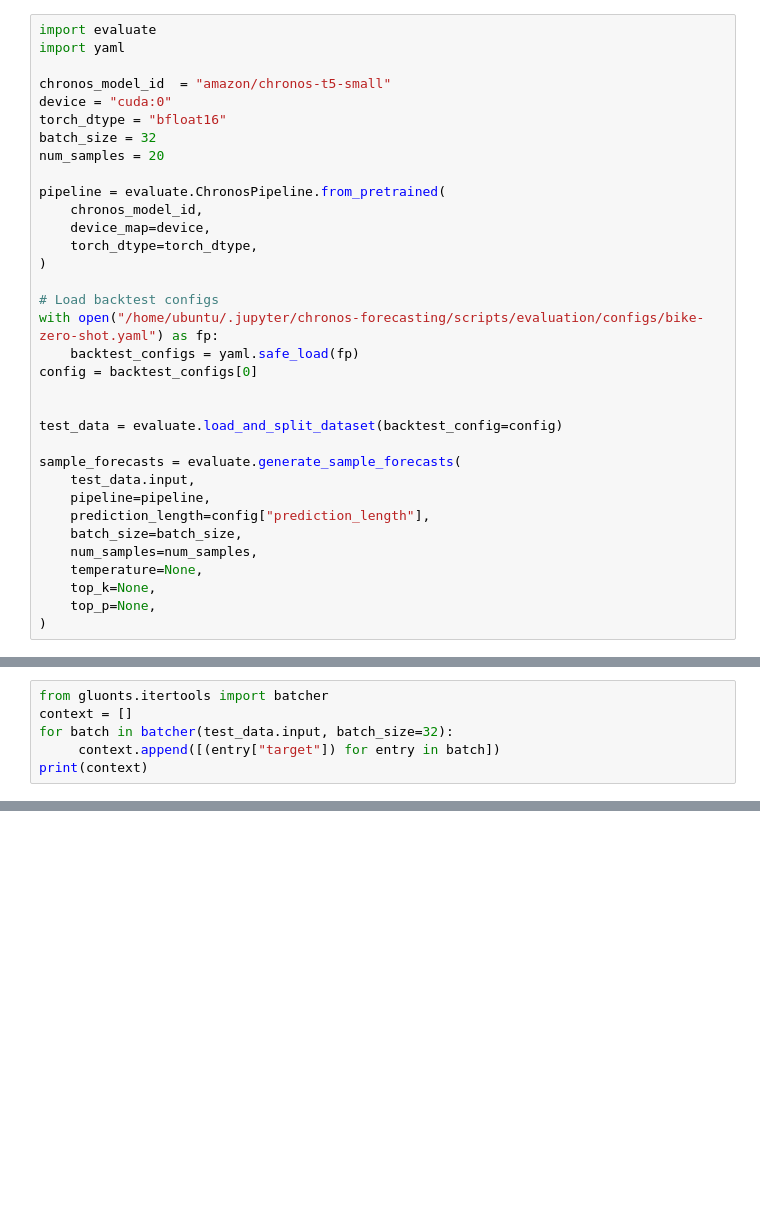
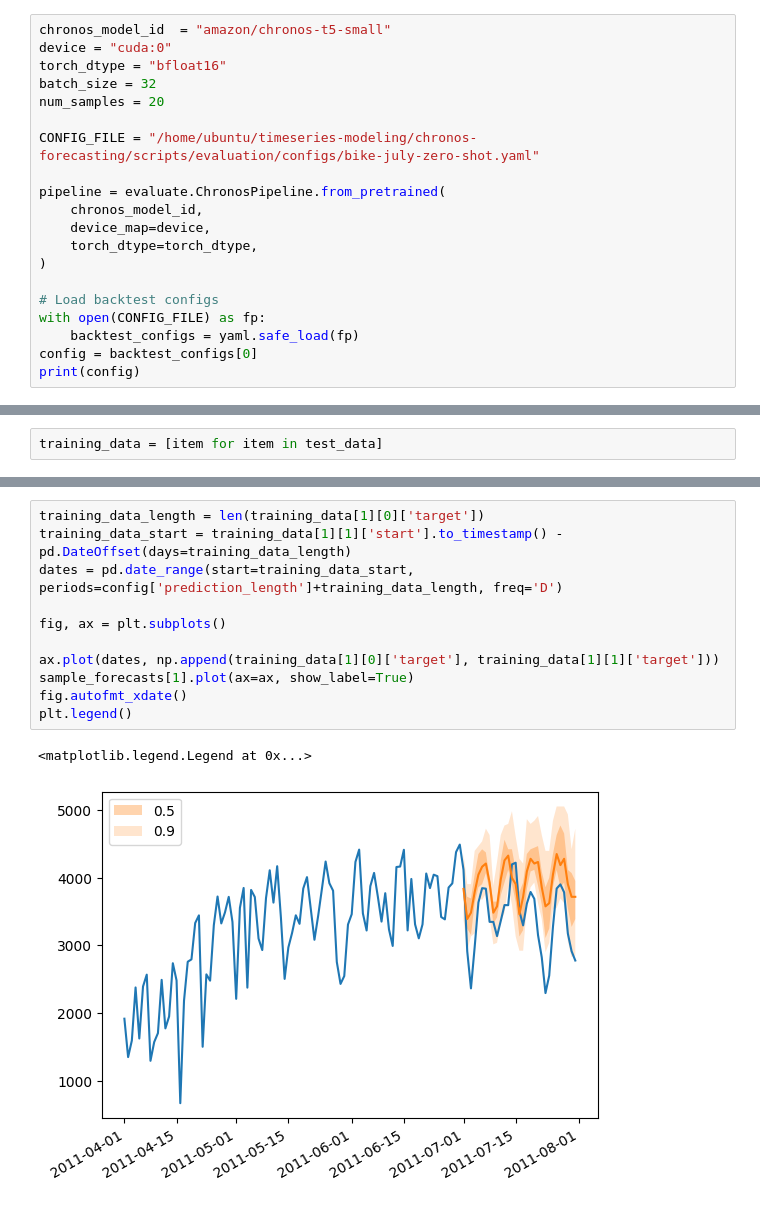
Before and after one commit to lxkarp/timeseries-modeling, a Jupyter notebook: viz_chronoz_eval.ipynb, the cells around one changed output, grey strips where cells are left out. Drawn from its saved outputs; the diff is of its cells as text; blank space fills up the shorter version.

Commit message:
BEAUTIFUL CHART OF JULY BIKE DATA

```diff
--- a/viz_chronoz_eval.ipynb
+++ b/viz_chronoz_eval.ipynb
@@ -1,12 +8,11 @@
 # %%
-import evaluate
-import yaml
-
 chronos_model_id  = "amazon/chronos-t5-small"
 device = "cuda:0"
 torch_dtype = "bfloat16"
 batch_size = 32
 num_samples = 20
+
+CONFIG_FILE = "/home/ubuntu/timeseries-modeling/chronos-forecasting/scripts/evaluation/configs/bike-july-zero-shot.yaml"
 
 pipeline = evaluate.ChronosPipeline.from_pretrained(
     chronos_model_id,
@@ -15,20 +21,7 @@ pipeline = evaluate.ChronosPipeline.from_pretrained(
 )
 
 # Load backtest configs
-with open("/home/ubuntu/.jupyter/chronos-forecasting/scripts/evaluation/configs/bike-zero-shot.yaml") as fp:
+with open(CONFIG_FILE) as fp:
     backtest_configs = yaml.safe_load(fp)
 config = backtest_configs[0]
-
-
-test_data = evaluate.load_and_split_dataset(backtest_config=config)
-
-sample_forecasts = evaluate.generate_sample_forecasts(
-    test_data.input,
-    pipeline=pipeline,
-    prediction_length=config["prediction_length"],
-    batch_size=batch_size,
-    num_samples=num_samples,
-    temperature=None,
-    top_k=None,
-    top_p=None,
-)
+print(config)
@@ -35,6 +47,2 @@ sample_forecasts = evaluate.generate_sample_forecasts(
 # %%
-from gluonts.itertools import batcher
-context = []
-for batch in batcher(test_data.input, batch_size=32):
-     context.append([(entry["target"]) for entry in batch])
-print(context)
+training_data = [item for item in test_data]
@@ -74,0 +49,14 @@ sample_forecasts[1].plot()
+# %%
+training_data_length = len(training_data[1][0]['target'])
+training_data_start = training_data[1][1]['start'].to_timestamp() - pd.DateOffset(days=training_data_length)
+dates = pd.date_range(start=training_data_start, periods=config['prediction_length']+training_data_length, freq='D')
+
+fig, ax = plt.subplots()
+
+ax.plot(dates, np.append(training_data[1][0]['target'], training_data[1][1]['target']))
+sample_forecasts[1].plot(ax=ax, show_label=True)
+fig.autofmt_xdate()
+plt.legend()
+# %% [output]
+<matplotlib.legend.Legend at 0x...>
+[figure, added]
```
Also changed, not shown: parts of 6 cells of this notebook, 4 other files.
